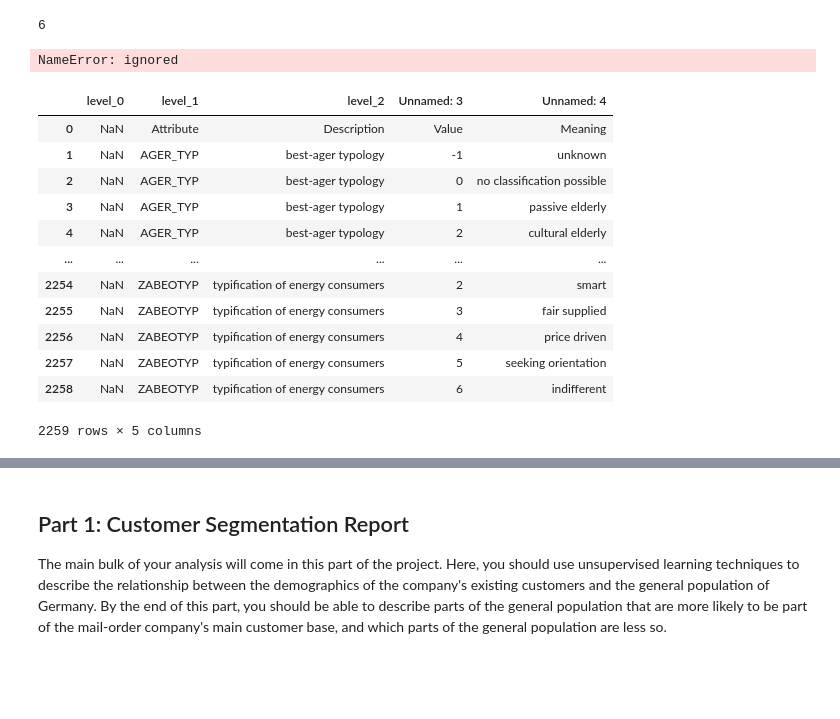
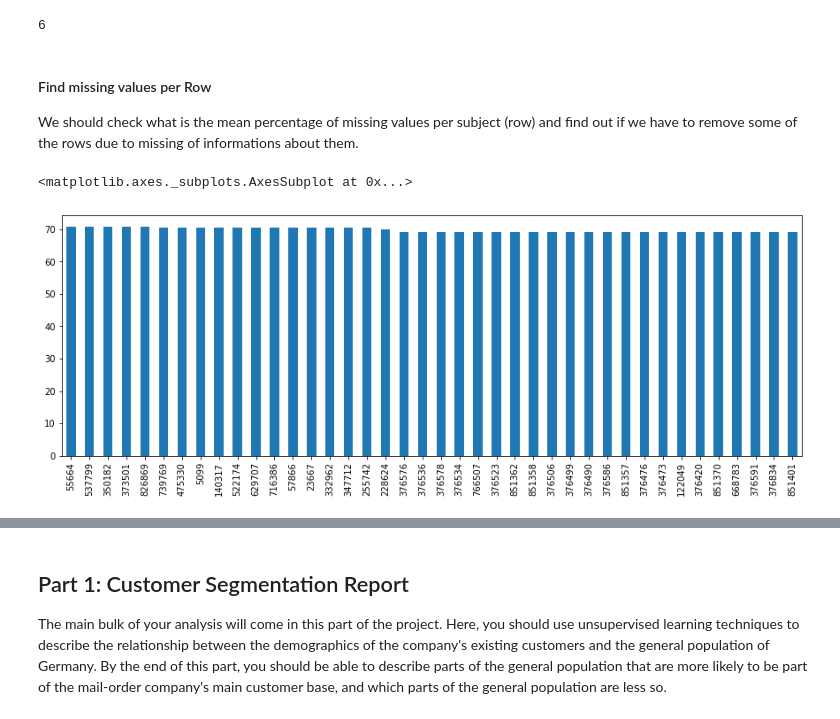
Before and after one commit to Evaggelou/Arvato-Project-, a Jupyter notebook: Arvato_Project_Workbook.ipynb, the cells around one changed output, grey strips where cells are left out. Drawn from its saved outputs; the diff is of its cells as text; code cells hidden in the pictures; blank space fills up the shorter version.

```diff
--- a/Arvato_Project_Workbook.ipynb
+++ b/Arvato_Project_Workbook.ipynb
@@ -103,25 +94,14 @@ percentage_remove = 35
 np.sum(missing_values>=percentage_remove)
 # %% [output]
 6
-# %%
-# Reading the features description excel file into a Dataframe
-metadata_attributes  = pd.read_excel('/content/drive/MyDrive/Udacity/Arvato/DIAS Attributes - Values 2017.xlsx', sheet_name='Tabelle1', index_col=[0, 1, 2]).reset_index()
-azdias,missing_metadata_annotations,not_present_features = unknown_to_nan(azdias, metadata_attributes , 'unknown|no transactions known')
-# %% [output]
-NameError: ignored
-# %%
-feat_info
-# %% [output]
-|  | level_0 | level_1 | level_2 | Unnamed: 3 | Unnamed: 4 |
-| 0 | NaN | Attribute | Description | Value | Meaning |
-| 1 | NaN | AGER_TYP | best-ager typology | -1 | unknown |
-| 2 | NaN | AGER_TYP | best-ager typology | 0 | no classification possible |
-| 3 | NaN | AGER_TYP | best-ager typology | 1 | passive elderly |
-| 4 | NaN | AGER_TYP | best-ager typology | 2 | cultural elderly |
-| ... | ... | ... | ... | ... | ... |
-| 2254 | NaN | ZABEOTYP | typification of energy consumers | 2 | smart |
-| 2255 | NaN | ZABEOTYP | typification of energy consumers | 3 | fair supplied |
-| 2256 | NaN | ZABEOTYP | typification of energy consumers | 4 | price driven |
-| 2257 | NaN | ZABEOTYP | typification of energy consumers | 5 | seeking orientation |
-| 2258 | NaN | ZABEOTYP | typification of energy consumers | 6 | indifferent |
-2259 rows × 5 columns
+# %% [markdown]
+#### Find missing values per Row
+
+We should check what is the mean percentage of missing values per subject (row) and find out if we have to remove some of the rows due to missing of informations about them.
+# %%
+missing_rows = (np.sum(azdias.isnull(),axis=1)*100/azdias.shape[1]).sort_values(ascending=False)
+
+missing_rows[:40].plot(figsize = (15,5), kind='bar')
+# %% [output]
+<matplotlib.axes._subplots.AxesSubplot at 0x...>
+[figure, added]
```
Also changed, not shown: parts of 33 cells of this notebook.
